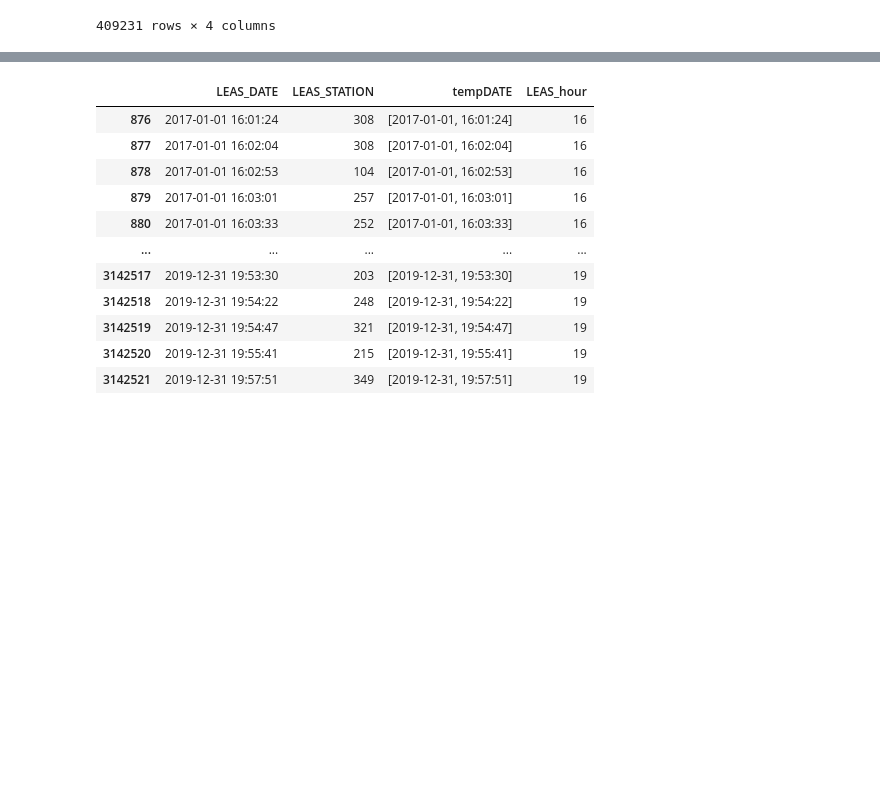
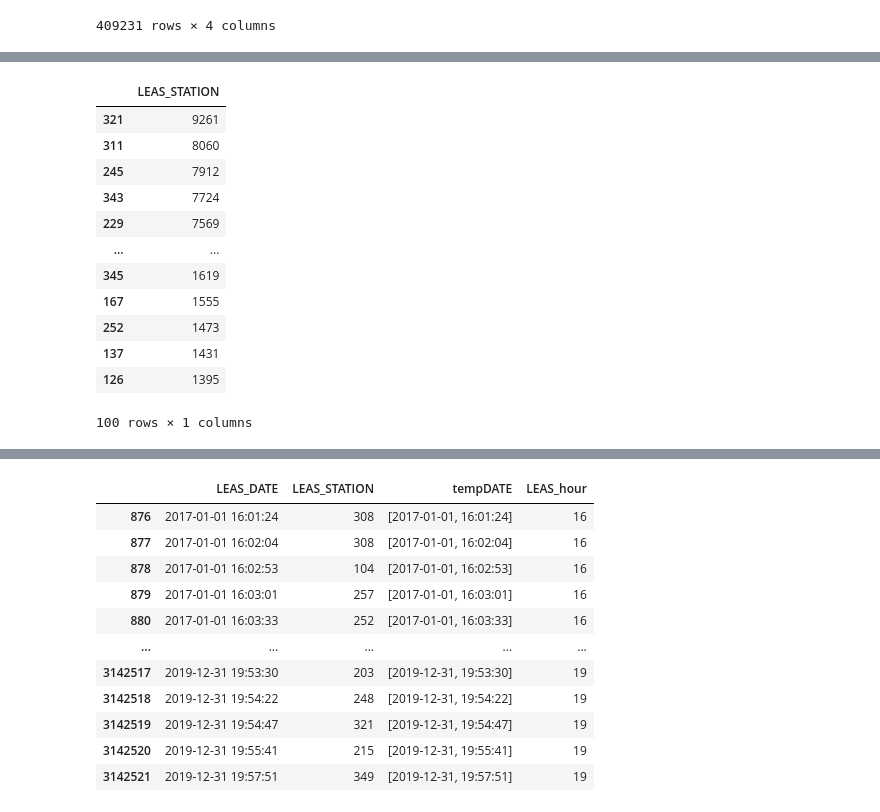
Before and after one commit to KIM-CHAEYOUNG/PROJECT_bike_station, a Jupyter notebook: 01_운영이력_출근_퇴근_점심시간_대여빈도.ipynb, the cells around one changed output, grey strips where cells are left out. Drawn from its saved outputs; the diff is of its cells as text; code cells hidden in the pictures; blank space fills up the shorter version.

```diff
--- a/01_운영이력_출근_퇴근_점심시간_대여빈도.ipynb
+++ b/01_운영이력_출근_퇴근_점심시간_대여빈도.ipynb
@@ -304,0 +322,19 @@ Name: LEAS_STATION, dtype: int64
+# %%
+#스테이션이 인덱스로 들어가기 때문에 인덱스 재정렬이 필요
+
+hour_7to9_top100=pd.DataFrame(hour_7to9_top100)
+hour_7to9_top100
+# %% [output]
+|  | LEAS_STATION |
+| 321 | 9261 |
+| 311 | 8060 |
+| 245 | 7912 |
+| 343 | 7724 |
+| 229 | 7569 |
+| ... | ... |
+| 345 | 1619 |
+| 167 | 1555 |
+| 252 | 1473 |
+| 137 | 1431 |
+| 126 | 1395 |
+100 rows × 1 columns
```
Also changed, not shown: parts of 19 cells of this notebook.
